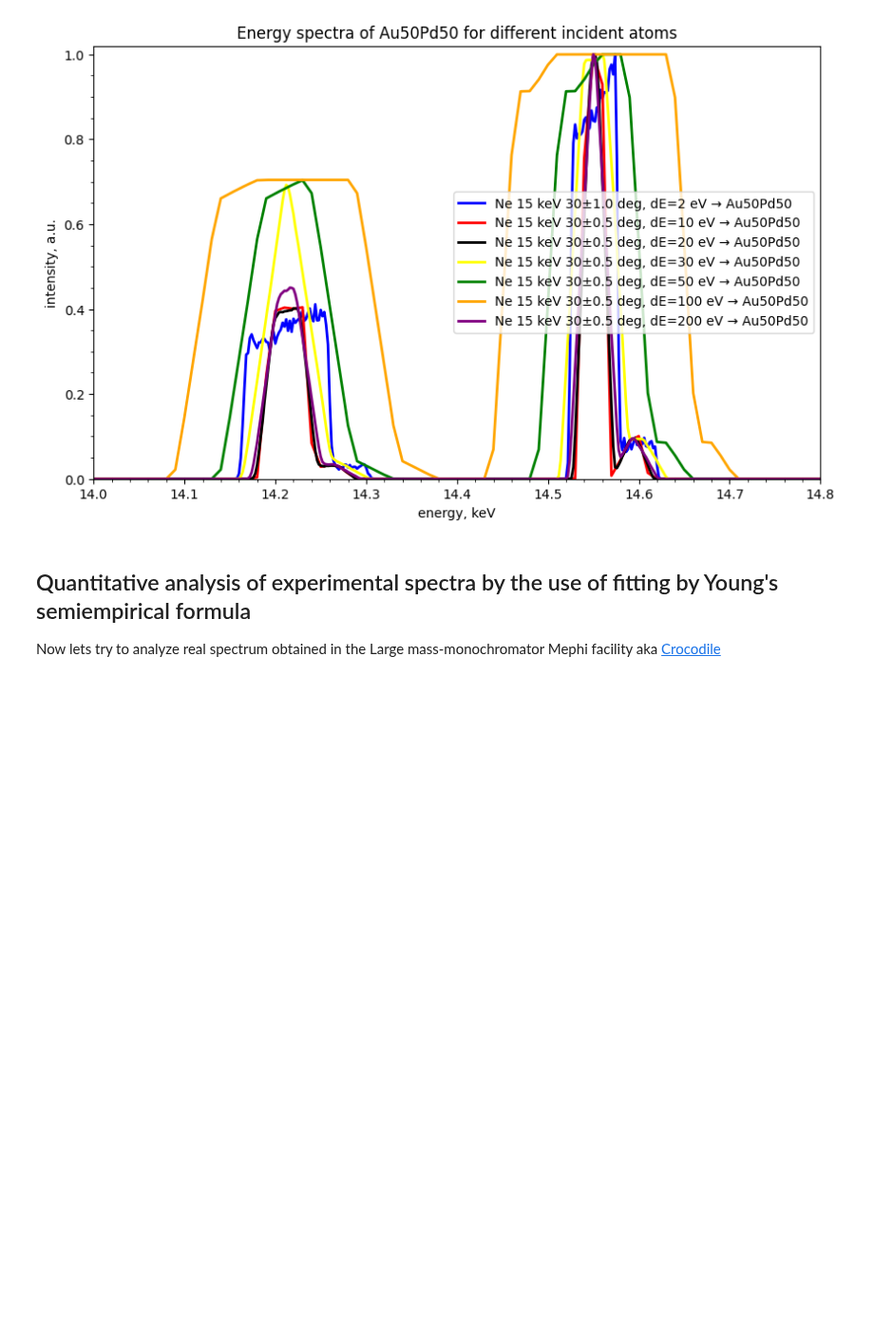
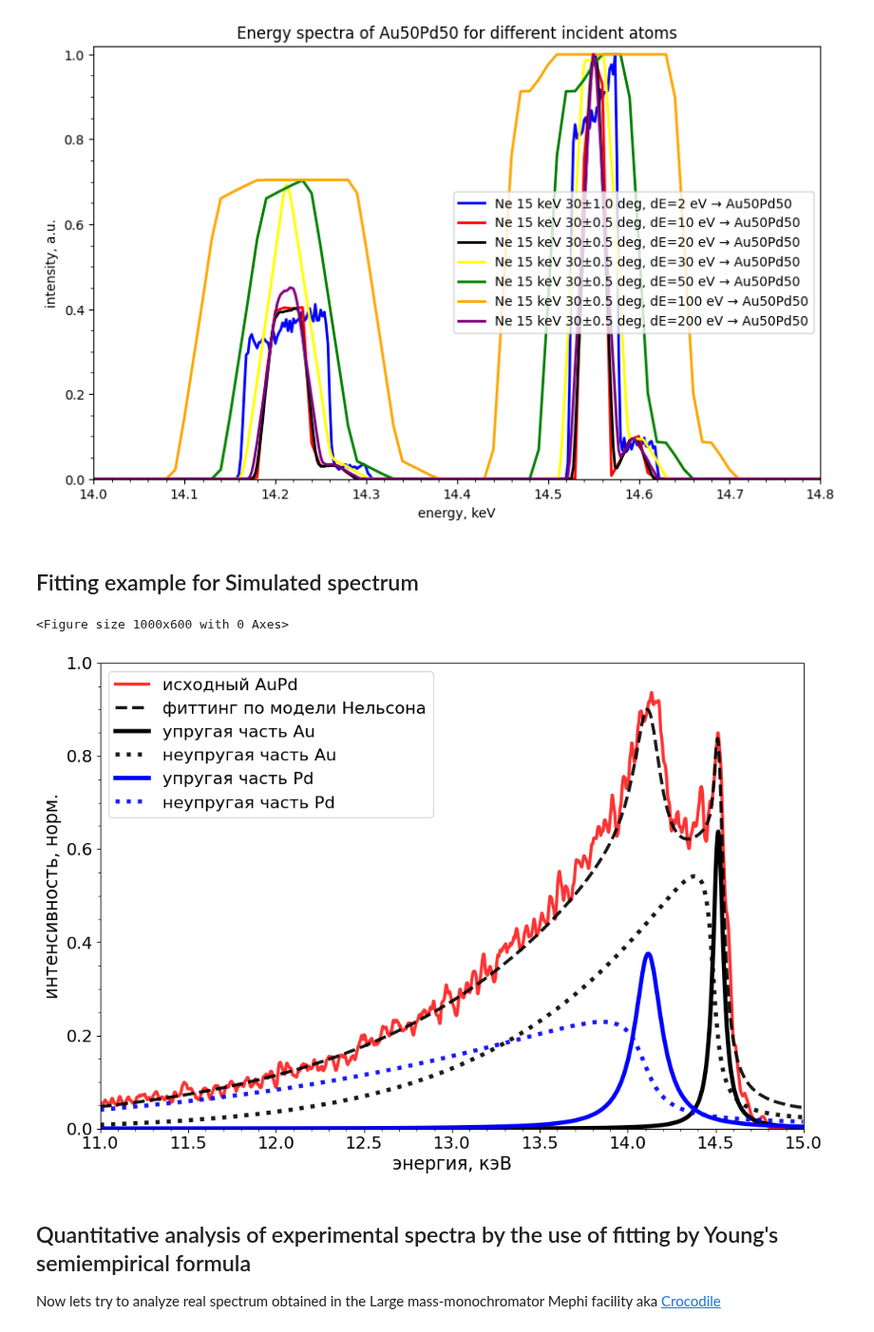
Before and after one commit to mauveferret/SpecRec, a Jupyter notebook: main_example.ipynb, the cells around one changed output. Shown at 95% size. Cells and saved outputs as stored; diff of their text form; code cells hidden in the pictures; blank space fills up the shorter version.

```diff
--- a/main_example.ipynb
+++ b/main_example.ipynb
@@ -365,6 +365,67 @@ plt.legend()
 # %% [output]
 <matplotlib.legend.Legend at 0x...>
 [figure]
+# %% [markdown]
+## Fitting example for Simulated spectrum
+# %%
+import os, sys
+import matplotlib.pyplot as plt
+import numpy as np
+#change path to working directory
+BASE_LIB_PATH = "tools"
+sys.path.insert(1, os.getcwd()+os.sep+BASE_LIB_PATH)
+import LEIS_tools as leis
+spectrum_path0 = os.getcwd()+os.sep+"raw_data"+os.sep
+exp_spectra = os.listdir(spectrum_path0)
+plt.figure(figsize=(10, 6))
+
+spectrum_path = "sim_Ne15.0keV32.0deg0.5deg_Au50Pd50.txt"
+data = leis.spectrum(spectrum_path0+spectrum_path, 50)
+young_fitting = leis.fitted_spectrum(data, "Pd", "Au")
+Emin = 1000
+
+elAu = young_fitting.get_elastic_part("Au")
+fittedSp = young_fitting.get_fitted_spectrum()*0.9
+inelAu = young_fitting.get_inelastic_part("Au")
+elPd = young_fitting.get_elastic_part("Pd")
+inelPd = young_fitting.get_inelastic_part("Pd")
+with open(spectrum_path0+os.sep+"AuPd_fitting.dat", "w",newline='\n') as f:
+    f.write("Energy,keV spectrum_int fitted_spectrum  get_elastic_partAu get_inelastic_partAu get_elastic_partPd get_inelastic_partPd  \n")
+    for i in range(len(data.spectrum_en)):
+        f.write(str("{:.4e}".format(data.spectrum_en[i]/1000))+" "+
+                    str("{:.3e}".format(data.spectrum_int[i]))+" "+
+                    str("{:.3e}".format(fittedSp[i]))+" "+
+                    str("{:.3e}".format(elAu[i]))+" "+
+                    str("{:.3e}".format(inelAu[i]))+" "+
+                    str("{:.3e}".format(elPd[i]))+" "+
+                    str("{:.3e}".format(inelPd[i]))+"\n")
+
+f.close
+
+plt.figure(figsize=(12, 8))
+    # we use data_raw to plot the noise of the experimental signal by grey color with high transparency
+plt.plot(data.spectrum_en/1000, data.spectrum_int, '-', linewidth=3, color = "red", alpha = 0.8, label="исходный AuPd")
+plt.plot(data.spectrum_en/1000, young_fitting.get_fitted_spectrum()*0.9, '--', linewidth=3, color="black", label="фиттинг по модели Нельсона", alpha = 0.9)
+plt.plot(data.spectrum_en/1000, young_fitting.get_elastic_part("Au"), '-', linewidth=4, color="black", label="упругая часть Au")
+plt.plot(data.spectrum_en/1000,young_fitting.get_inelastic_part("Au"), ':', linewidth=4, color="black", label="неупругая часть Au", alpha = 0.9)
+
+plt.plot(data.spectrum_en/1000, young_fitting.get_elastic_part("Pd"), '-', linewidth=4, color="blue", label="упругая часть Pd")
+plt.plot(data.spectrum_en/1000,young_fitting.get_inelastic_part("Pd"), ':', linewidth=4, color="blue", label="неупругая часть Pd", alpha = 0.9)
+
+#plt.plot(data.spectrum_en[int(Emin/data.step):]/1000, young_fitting.get_inelastic_part("Pd")[int(Emin/data.step):], '--', linewidth=2, color="green", label="Pd inelastic part")
+#plt.title(f"Experimental energy spectrum for {data.incident_atom} {int(data.E0/1000)} keV → Au50Pd50 and fitting by Young's model")
+plt.xlabel('энергия, кэВ', fontsize=17)
+plt.ylabel('интенсивность, норм.', fontsize=17)
+plt.xlim (11, 15)
+plt.ylim(0, 1)
+plt.legend(fontsize=16)
+plt.xticks(fontsize=16)
+plt.yticks(fontsize=16)
+plt.minorticks_on()
+plt.show()
+# %% [output]
+<Figure size 1000x600 with 0 Axes>
+[figure, added]
 # %% [markdown]
 ## Quantitative analysis of experimental spectra by the use of fitting by Young's semiempirical formula
 
```
Also changed, not shown: parts of 1 cell of this notebook, 4 other files.
